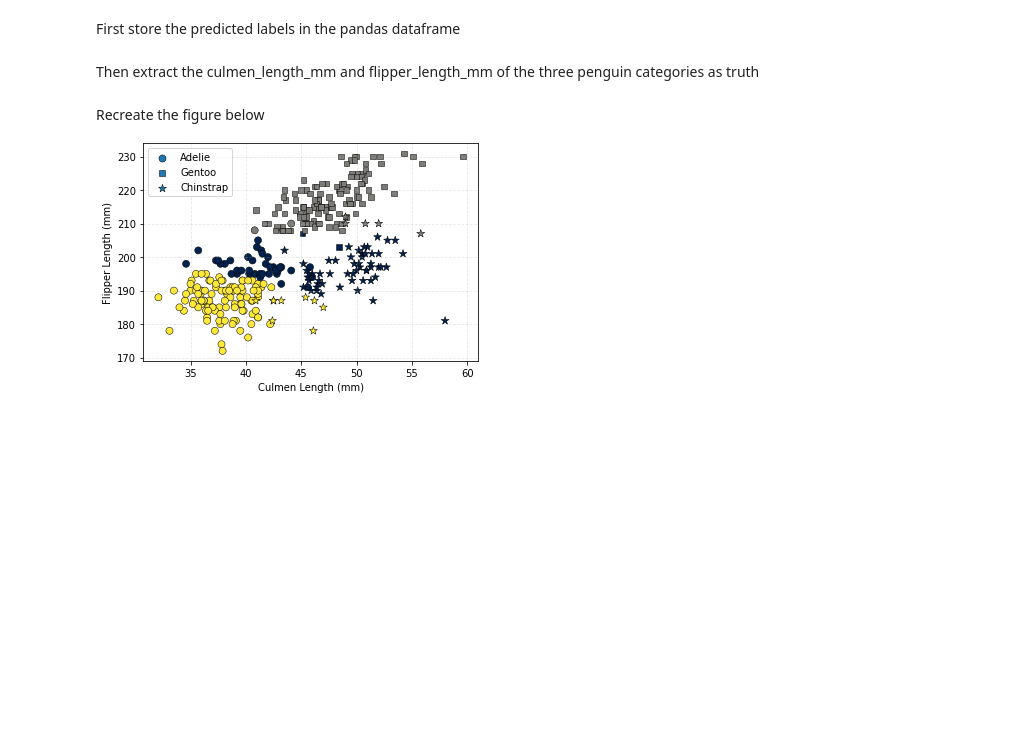
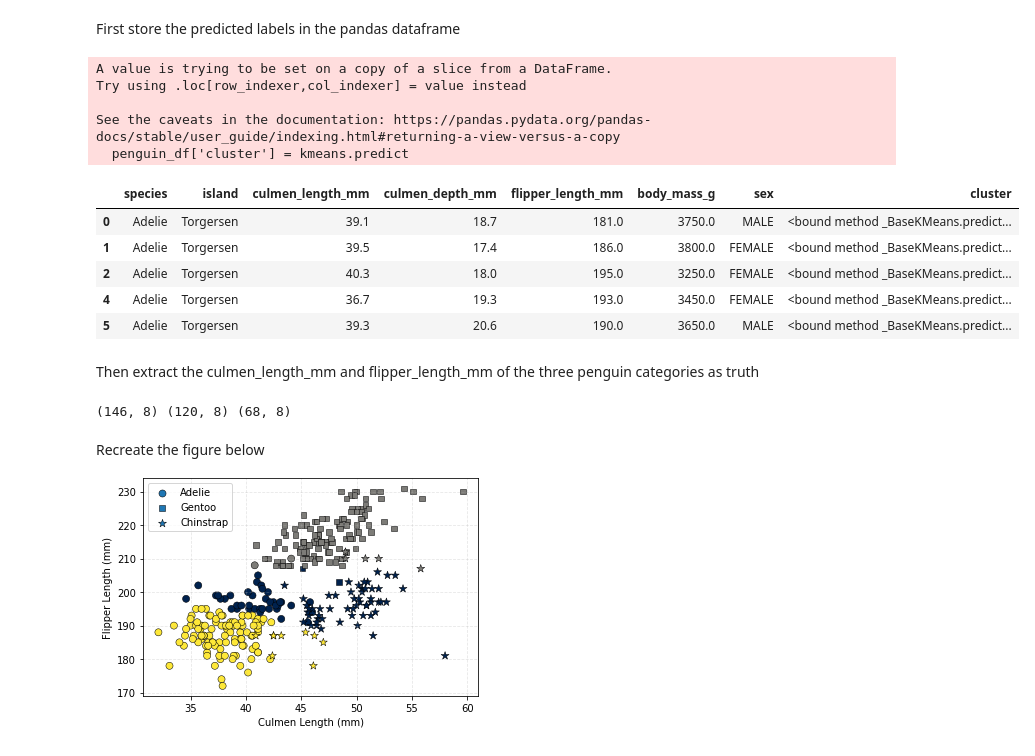
Before and after one commit to Lipow17/2024_Intro_Python, a Jupyter notebook: W4_S1.ipynb, the cells around one changed output. Saved outputs shown, nothing was run; the diff lists cells and outputs as text; code cells hidden in the pictures; blank space fills up the shorter version.

```diff
--- a/W4_S1.ipynb
+++ b/W4_S1.ipynb
@@ -293,6 +309,20 @@ Now, our penguin dataset is labelled. So we can compare our clustering results w
 First store the predicted labels in the pandas dataframe
 # %%
 # Store the predicted labels in a new index
+penguin_df['cluster'] = kmeans.predict
+penguin_df.head()
+# %% [output]
+A value is trying to be set on a copy of a slice from a DataFrame.
+Try using .loc[row_indexer,col_indexer] = value instead
+
+See the caveats in the documentation: https://pandas.pydata.org/pandas-docs/stable/user_guide/indexing.html#returning-a-view-versus-a-copy
+  penguin_df['cluster'] = kmeans.predict
+|  | species | island | culmen_length_mm | culmen_depth_mm | flipper_length_mm | body_mass_g | sex | cluster |
+| 0 | Adelie | Torgersen | 39.1 | 18.7 | 181.0 | 3750.0 | MALE | <bound method _BaseKMeans.predict... |
+| 1 | Adelie | Torgersen | 39.5 | 17.4 | 186.0 | 3800.0 | FEMALE | <bound method _BaseKMeans.predict... |
+| 2 | Adelie | Torgersen | 40.3 | 18.0 | 195.0 | 3250.0 | FEMALE | <bound method _BaseKMeans.predict... |
+| 4 | Adelie | Torgersen | 36.7 | 19.3 | 193.0 | 3450.0 | FEMALE | <bound method _BaseKMeans.predict... |
+| 5 | Adelie | Torgersen | 39.3 | 20.6 | 190.0 | 3650.0 | MALE | <bound method _BaseKMeans.predict... |
 # %%
 #@title Skeleton code
 penguin_df[_______] = _____________
@@ -307,3 +331,14 @@ Then extract the culmen_length_mm and flipper_length_mm of the three penguin cat
+# %%
+# Adelie
+Adelie = penguin_df[penguin_df['species']=='Adelie']
+# Gentoo
+Gentoo = penguin_df[penguin_df['species']=='Gentoo']
+# Chinstrap
+Chinstrap = penguin_df[penguin_df['species']=='Chinstrap']
+
+print(Adelie.shape, Gentoo.shape, Chinstrap.shape)
+# %% [output]
+(146, 8) (120, 8) (68, 8)
 # %% [markdown]
 Recreate the figure below
 
```
Also changed, not shown: parts of 11 cells of this notebook.
